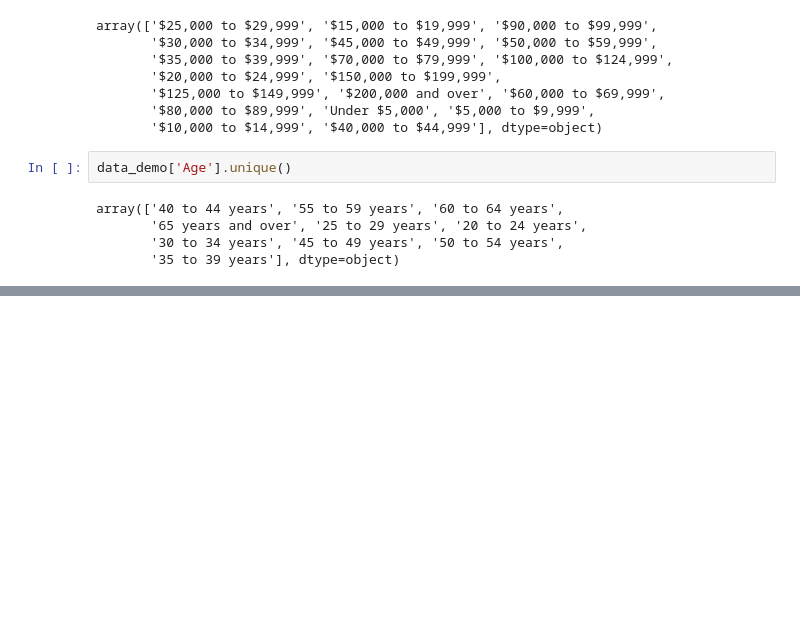
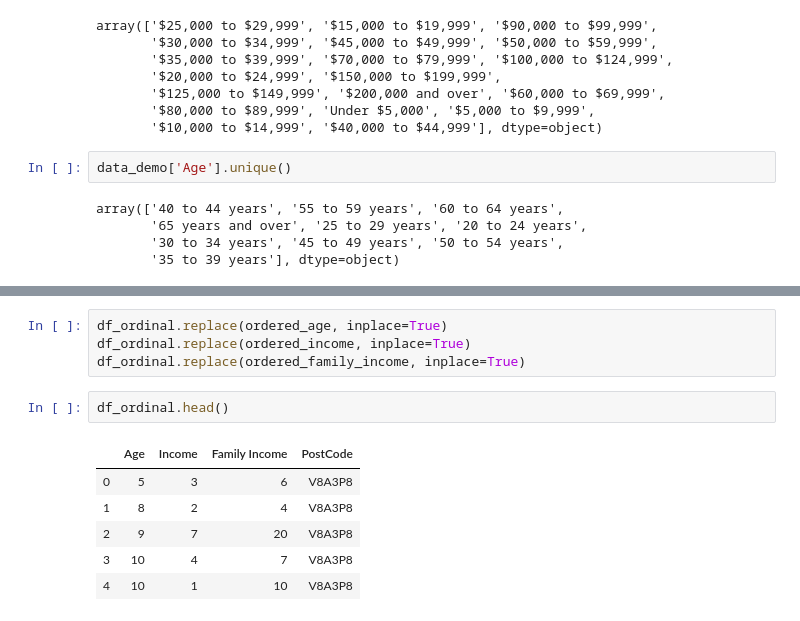
Before and after one commit to superyang713/Synthetic_Data_Generation, a Jupyter notebook: demographics_data_preprocessing_1.ipynb, the cells around one changed output, grey strips where cells are left out. Saved outputs shown, nothing was run; the diff lists cells and outputs as text; blank space fills up the shorter version.

```diff
--- a/demographics_data_preprocessing_1.ipynb
+++ b/demographics_data_preprocessing_1.ipynb
@@ -334,0 +376,13 @@ ordered_age = {
+# %%
+df_ordinal.replace(ordered_age, inplace=True)
+df_ordinal.replace(ordered_income, inplace=True)
+df_ordinal.replace(ordered_family_income, inplace=True)
+# %%
+df_ordinal.head()
+# %% [output]
+|  | Age | Income | Family Income | PostCode |
+| 0 | 5 | 3 | 6 | V8A3P8 |
+| 1 | 8 | 2 | 4 | V8A3P8 |
+| 2 | 9 | 7 | 20 | V8A3P8 |
+| 3 | 10 | 4 | 7 | V8A3P8 |
+| 4 | 10 | 1 | 10 | V8A3P8 |
```
Also changed, not shown: parts of 8 cells of this notebook, 2 other files.
